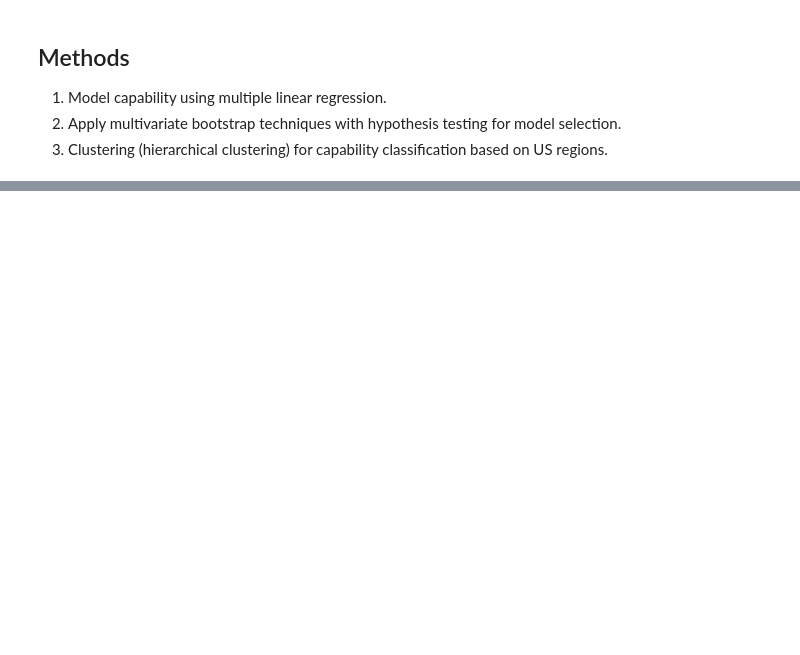
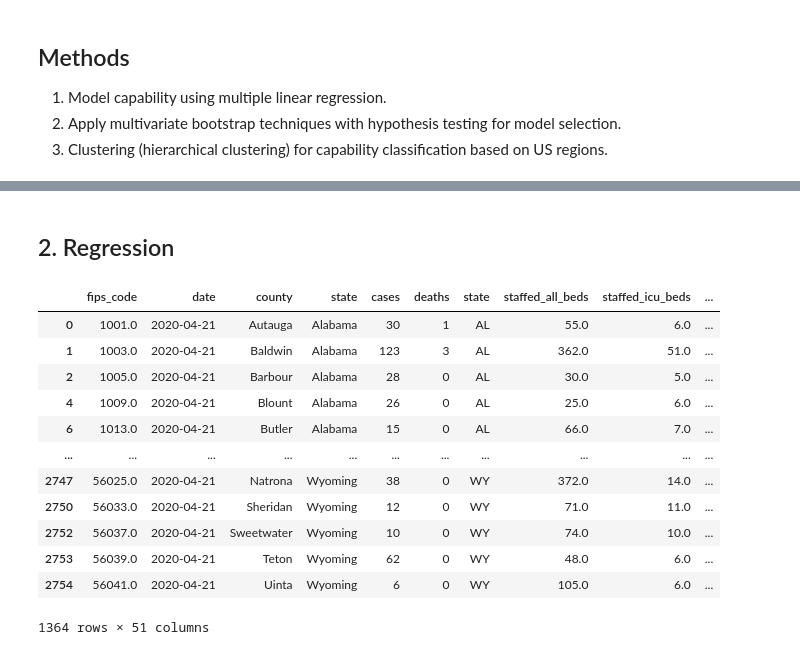
Before and after one commit to tiffttu/BINF_final, a Jupyter notebook: Report.ipynb, the cells around one changed output, grey strips where cells are left out. Drawn from its saved outputs; the diff is of its cells as text; code cells hidden in the pictures; blank space fills up the shorter version.

```diff
--- a/Report.ipynb
+++ b/Report.ipynb
@@ -137,0 +183,6 @@ X
+# %%
+# remove those without fips_code
+data.dropna(subset = ["fips_code"], inplace=True)
+data.dropna(subset = ["ICU.Bed.Occupancy.Rate"], inplace=True)
+data.dropna(subset = ["population_20"], inplace=True)
+#data.isnull().sum()
@@ -137,0 +314,19 @@ X
+# %% [markdown]
+## 2. Regression
+# %%
+data.columns = data.columns.str.strip().str.lower().str.replace('.', '_').str.replace('(', '').str.replace(')', '')
+data
+# %% [output]
+|  | fips_code | date | county | state | cases | deaths | state | staffed_all_beds | staffed_icu_beds | ... |
+| 0 | 1001.0 | 2020-04-21 | Autauga | Alabama | 30 | 1 | AL | 55.0 | 6.0 | ... |
+| 1 | 1003.0 | 2020-04-21 | Baldwin | Alabama | 123 | 3 | AL | 362.0 | 51.0 | ... |
+| 2 | 1005.0 | 2020-04-21 | Barbour | Alabama | 28 | 0 | AL | 30.0 | 5.0 | ... |
+| 4 | 1009.0 | 2020-04-21 | Blount | Alabama | 26 | 0 | AL | 25.0 | 6.0 | ... |
+| 6 | 1013.0 | 2020-04-21 | Butler | Alabama | 15 | 0 | AL | 66.0 | 7.0 | ... |
+| ... | ... | ... | ... | ... | ... | ... | ... | ... | ... | ... |
+| 2747 | 56025.0 | 2020-04-21 | Natrona | Wyoming | 38 | 0 | WY | 372.0 | 14.0 | ... |
+| 2750 | 56033.0 | 2020-04-21 | Sheridan | Wyoming | 12 | 0 | WY | 71.0 | 11.0 | ... |
+| 2752 | 56037.0 | 2020-04-21 | Sweetwater | Wyoming | 10 | 0 | WY | 74.0 | 10.0 | ... |
+| 2753 | 56039.0 | 2020-04-21 | Teton | Wyoming | 62 | 0 | WY | 48.0 | 6.0 | ... |
+| 2754 | 56041.0 | 2020-04-21 | Uinta | Wyoming | 6 | 0 | WY | 105.0 | 6.0 | ... |
+1364 rows × 51 columns
```
Also changed, not shown: parts of 19 cells of this notebook.
